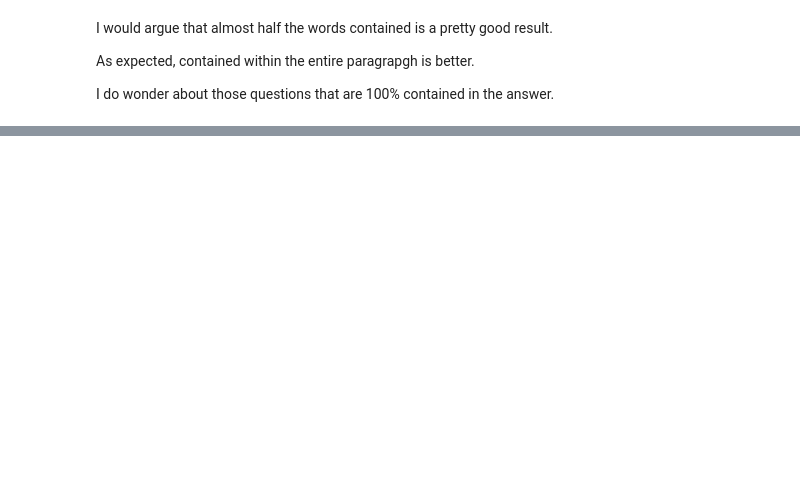
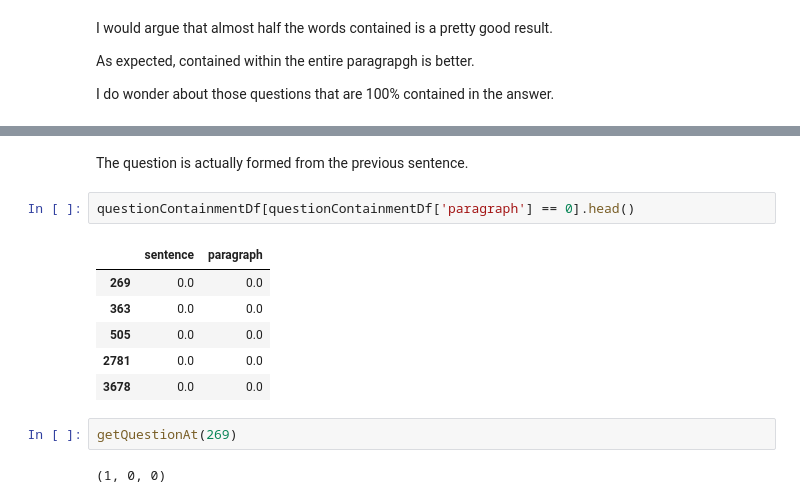
Before and after one commit to KristiyanVachev/Question-Generation, a Jupyter notebook: 01. Data Exploration/SQuADv1.ipynb, the cells around one changed output, grey strips where cells are left out. Saved outputs shown, nothing was run; the diff lists cells and outputs as text; blank space fills up the shorter version.

```diff
--- a/01. Data Exploration/SQuADv1.ipynb
+++ b/01. Data Exploration/SQuADv1.ipynb
@@ -262,0 +306,15 @@ I do wonder about those questions that are 100% contained in the answer.
+# %% [markdown]
+The question is actually formed from the previous sentence.
+# %%
+questionContainmentDf[questionContainmentDf['paragraph'] == 0].head()
+# %% [output]
+|  | sentence | paragraph |
+| 269 | 0.0 | 0.0 |
+| 363 | 0.0 | 0.0 |
+| 505 | 0.0 | 0.0 |
+| 2781 | 0.0 | 0.0 |
+| 3678 | 0.0 | 0.0 |
+# %%
+getQuestionAt(269)
+# %% [output]
+(1, 0, 0)
```
Also changed, not shown: parts of 30 cells of this notebook.
